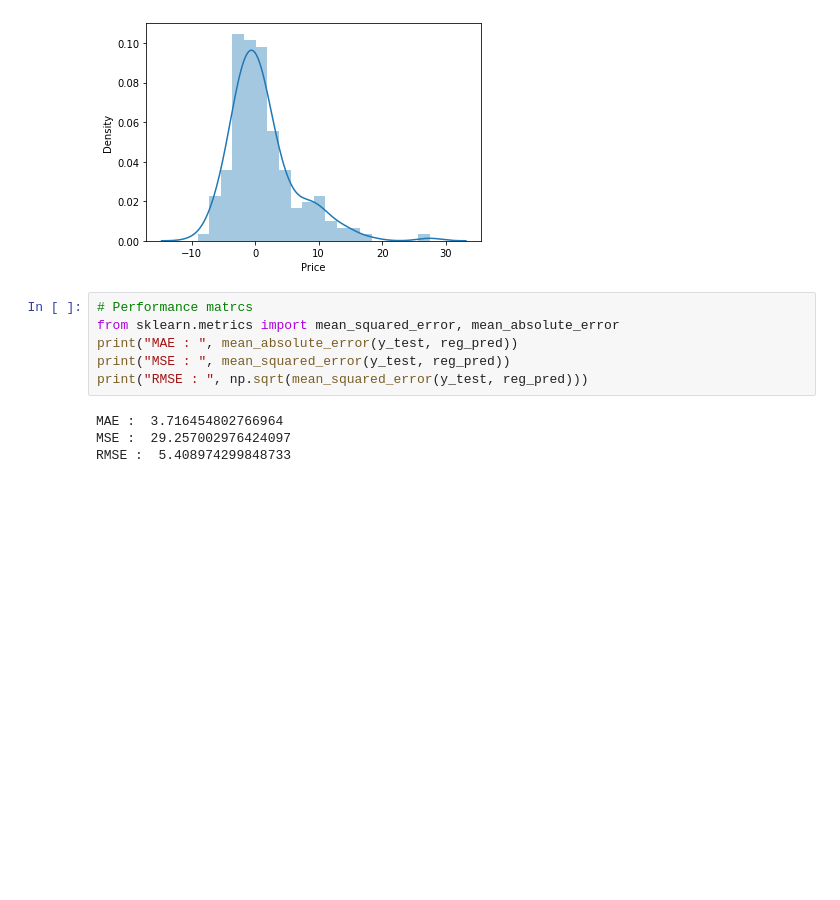
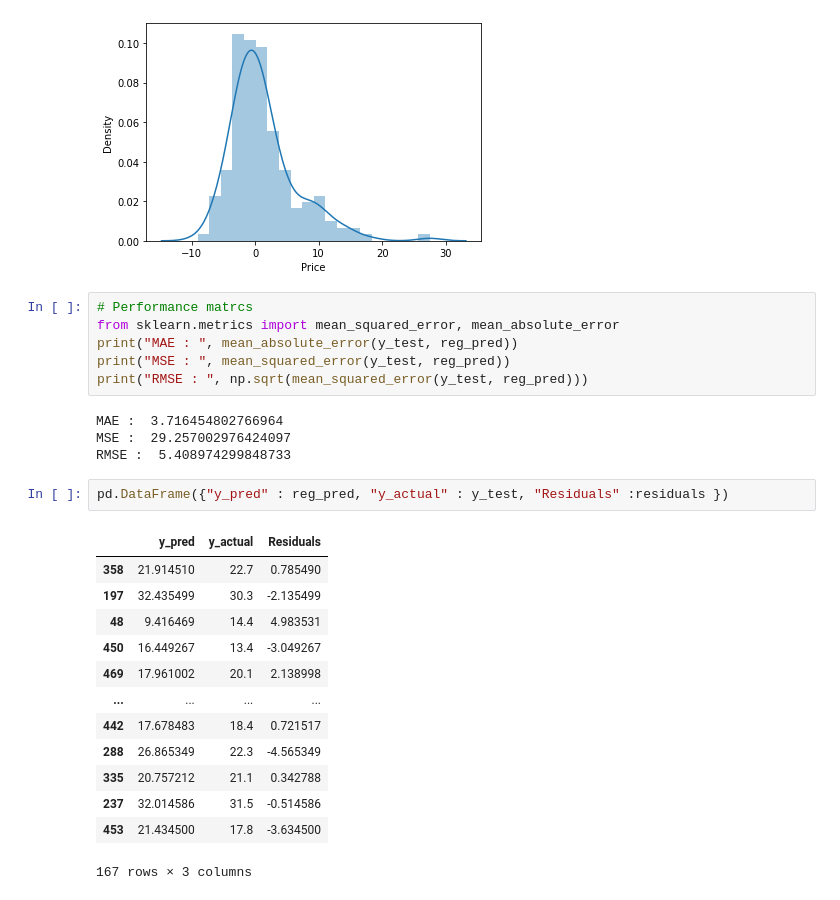
Before and after one commit to chandansinghthakur/ML_assignments, a Jupyter notebook: Assignment_1_Linear_regression.ipynb, the cells around one changed output. Saved outputs shown, nothing was run; the diff lists cells and outputs as text; blank space fills up the shorter version.

```diff
--- a/Assignment_1_Linear_regression.ipynb
+++ b/Assignment_1_Linear_regression.ipynb
@@ -440,3 +460,19 @@ print("RMSE : ", np.sqrt(mean_squared_error(y_test, reg_pred)))
 MAE :  3.716454802766964
 MSE :  29.257002976424097
 RMSE :  5.408974299848733
+# %%
+pd.DataFrame({"y_pred" : reg_pred, "y_actual" : y_test, "Residuals" :residuals })
+# %% [output]
+|  | y_pred | y_actual | Residuals |
+| 358 | 21.914510 | 22.7 | 0.785490 |
+| 197 | 32.435499 | 30.3 | -2.135499 |
+| 48 | 9.416469 | 14.4 | 4.983531 |
+| 450 | 16.449267 | 13.4 | -3.049267 |
+| 469 | 17.961002 | 20.1 | 2.138998 |
+| ... | ... | ... | ... |
+| 442 | 17.678483 | 18.4 | 0.721517 |
+| 288 | 26.865349 | 22.3 | -4.565349 |
+| 335 | 20.757212 | 21.1 | 0.342788 |
+| 237 | 32.014586 | 31.5 | -0.514586 |
+| 453 | 21.434500 | 17.8 | -3.634500 |
+167 rows × 3 columns
```
Also changed, not shown: parts of 12 cells of this notebook.
